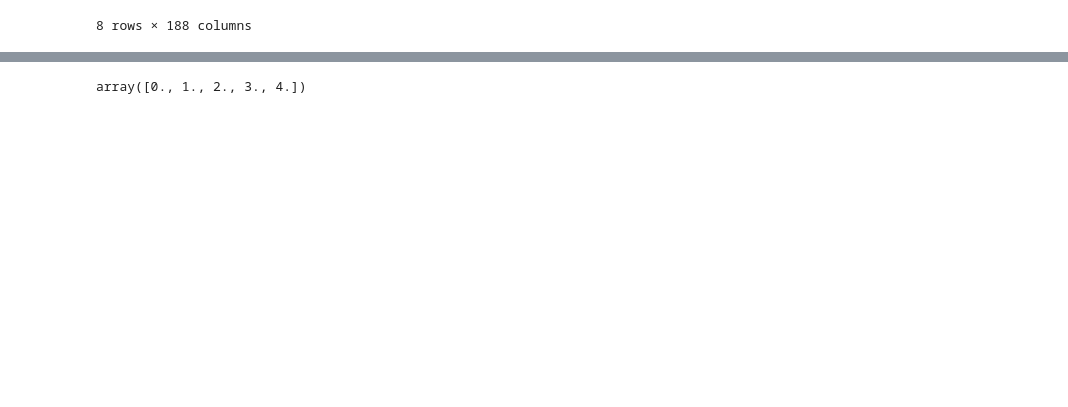
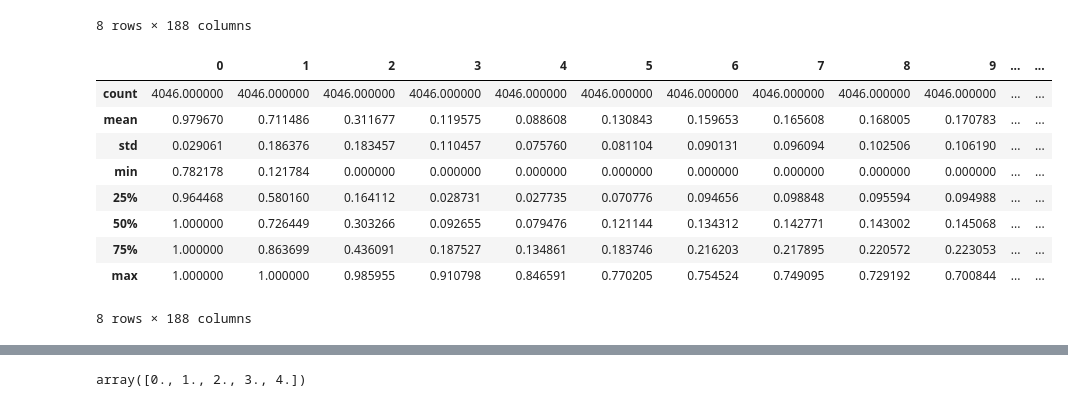
Before and after one commit to uhsipra/MECE788_FinalProject, a Jupyter notebook: MECE788_ECGDataset_EDA.ipynb, the cells around one changed output, grey strips where cells are left out. Drawn from its saved outputs; the diff is of its cells as text; code cells hidden in the pictures; blank space fills up the shorter version.

```diff
--- a/MECE788_ECGDataset_EDA.ipynb
+++ b/MECE788_ECGDataset_EDA.ipynb
@@ -29,3 +31,16 @@ ECG_Arrhythmia_train_df.describe()
 | 75% | 1.000000 | 0.910506 | 0.578767 | 0.341727 | 0.258993 | 0.287628 | 0.298237 | 0.295391 | 0.290832 | 0.283636 | ... | ... |
 | max | 1.000000 | 1.000000 | 1.000000 | 1.000000 | 1.000000 | 1.000000 | 1.000000 | 1.000000 | 1.000000 | 1.000000 | ... | ... |
 8 rows × 188 columns
+# %%
+ECG_PTB_Normal_df.describe()
+# %% [output]
+|  | 0 | 1 | 2 | 3 | 4 | 5 | 6 | 7 | 8 | 9 | ... | ... |
+| count | 4046.000000 | 4046.000000 | 4046.000000 | 4046.000000 | 4046.000000 | 4046.000000 | 4046.000000 | 4046.000000 | 4046.000000 | 4046.000000 | ... | ... |
+| mean | 0.979670 | 0.711486 | 0.311677 | 0.119575 | 0.088608 | 0.130843 | 0.159653 | 0.165608 | 0.168005 | 0.170783 | ... | ... |
+| std | 0.029061 | 0.186376 | 0.183457 | 0.110457 | 0.075760 | 0.081104 | 0.090131 | 0.096094 | 0.102506 | 0.106190 | ... | ... |
+| min | 0.782178 | 0.121784 | 0.000000 | 0.000000 | 0.000000 | 0.000000 | 0.000000 | 0.000000 | 0.000000 | 0.000000 | ... | ... |
+| 25% | 0.964468 | 0.580160 | 0.164112 | 0.028731 | 0.027735 | 0.070776 | 0.094656 | 0.098848 | 0.095594 | 0.094988 | ... | ... |
+| 50% | 1.000000 | 0.726449 | 0.303266 | 0.092655 | 0.079476 | 0.121144 | 0.134312 | 0.142771 | 0.143002 | 0.145068 | ... | ... |
+| 75% | 1.000000 | 0.863699 | 0.436091 | 0.187527 | 0.134861 | 0.183746 | 0.216203 | 0.217895 | 0.220572 | 0.223053 | ... | ... |
+| max | 1.000000 | 1.000000 | 0.985955 | 0.910798 | 0.846591 | 0.770205 | 0.754524 | 0.749095 | 0.729192 | 0.700844 | ... | ... |
+8 rows × 188 columns
```
Also changed, not shown: parts of 17 cells of this notebook.
